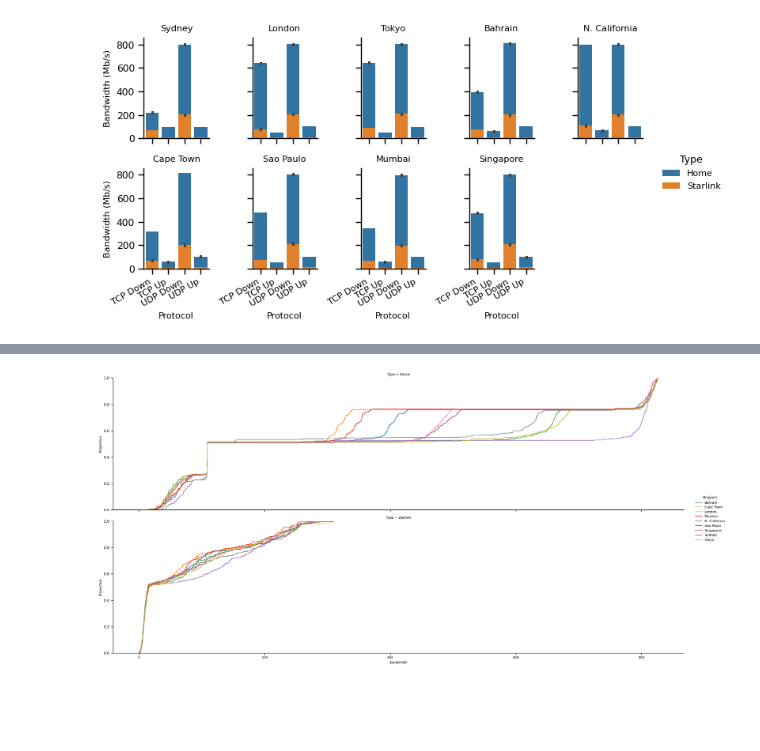
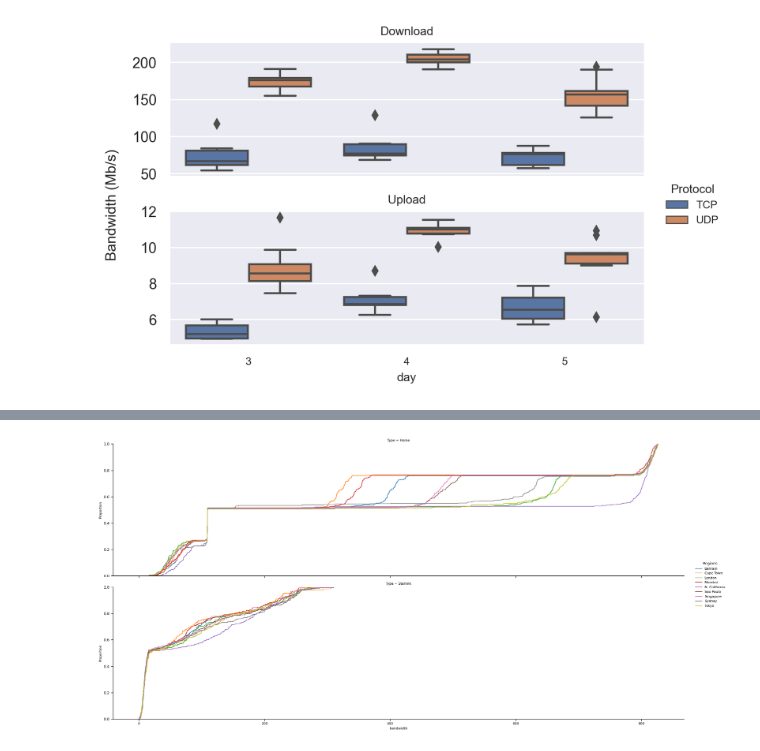
Before and after one commit to Starlink-Measurement/starlink-plot, a Jupyter notebook: plot_iperf3.ipynb, the cells around one changed output, grey strips where cells are left out. Cells and saved outputs as stored; diff of their text form; code cells hidden in the pictures; blank space fills up the shorter version.

```diff
--- a/plot_iperf3.ipynb
+++ b/plot_iperf3.ipynb
@@ -336,14 +426,43 @@ g.tight_layout()
+# %%
+temp = df_regs_interp
+temp = temp[temp['timestamp'] > '2022-06-02']
+temp = temp[temp[N_TYPE] == N_STARLINK]
+temp['day'] = temp.timestamp.dt.day
+
+g_pat = sns.catplot(data=temp, row=COL_TRANSF_DIR,
+                    hue=N_PROTOCOL,# style=N_PROTOCOL,
+                    height=2, aspect=2.98,
+                    kind='box', sharey=False,
+                    x='day', y='bandwidth')
+
+#g_pat.figure.autofmt_xdate()
+
+g_pat.set_titles(row_template="{row_name}")
+g_pat.set(ylabel="")
+g_pat.figure.supylabel('Bandwidth (Mb/s)')
+g_pat.tight_layout()
+# %% [output]
+[figure, added]
 # %%
-g_bar = sns.FacetGrid(data=df_regs, col=N_REGIONS, hue=N_TYPE,
-                  height=2, aspect=0.716, col_wrap=5)
-g_bar.map_dataframe(sns.barplot, x=N_PROTOCOL, y='bandwidth')
+from matplotlib.patches import Rectangle
+g_bar = sns.catplot(data=df_regs,
+                    col=N_PROTOCOL,
+                    x=N_REGIONS, y='bandwidth',hue=N_TYPE,
+                    ci='sd',
+                    kind='bar', legend=False,
+                    height=2, aspect=1.79, col_wrap=2)
 
+#g_bar.set_xticklabels(['TD', 'TU', 'UD', 'UU'])
+extra = Rectangle((0, 0), 1, 1, fc="w", fill=False, edgecolor='none', linewidth=0)
 g_bar.figure.autofmt_xdate()
-g_bar.add_legend()
 g_bar.set_titles(col_template="{col_name}")
+g_bar.axes.flatten()[1].legend()
+#g_bar.add_legend(loc='upper right')
+#g_bar.figure.legend([extra, extra, extra, extra],
+#                    ('TD = TCP Download','TU = TCP Upload',
+#                     'UD = UDP Download', 'UU = UDP Upload'),
+#                   frameon=False, loc='lower right')
 g_bar.set(ylabel="Bandwidth (Mb/s)")
 g_bar.tight_layout()
-# %% [output]
-[figure, removed]
 # %%
 g_bar.savefig(os.path.join(OUTPUT_FOLDER, 'throughput_summary.pgf'), bbox_inches='tight')
```
Also changed, not shown: parts of 30 cells of this notebook, 3 other files.
